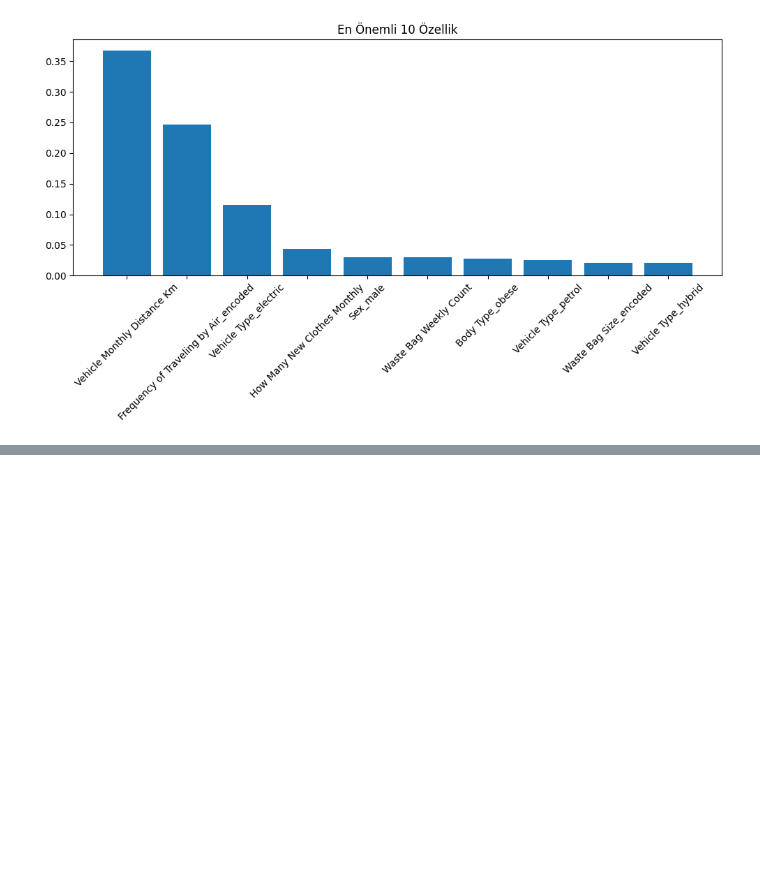
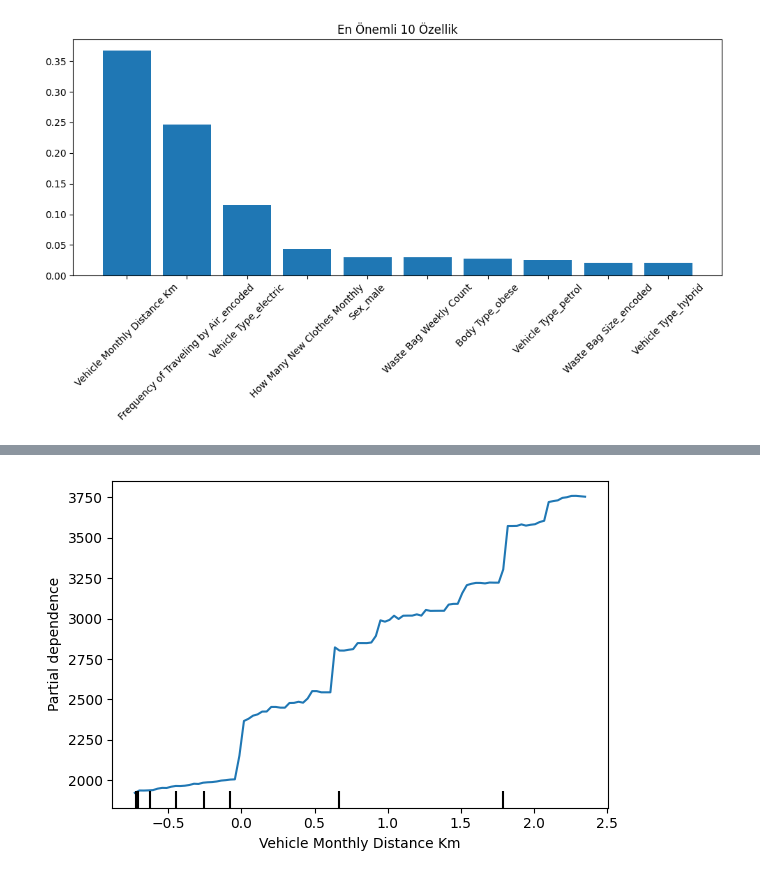
Before and after one commit to aycariko/AirRoute_Optimizer, a Jupyter notebook: carbon_emission.ipynb, the cells around one changed output, grey strips where cells are left out. Drawn from its saved outputs; the diff is of its cells as text; code cells hidden in the pictures; blank space fills up the shorter version.

```diff
--- a/carbon_emission.ipynb
+++ b/carbon_emission.ipynb
@@ -364,0 +404,9 @@ features = X_train.columns  # sütun isimleri
+# %%
+from sklearn.inspection import PartialDependenceDisplay
+
+fig, ax = plt.subplots(figsize=(6, 4))
+PartialDependenceDisplay.from_estimator(model, X_train, ['Vehicle Monthly Distance Km'], ax=ax)
+plt.tight_layout()
+plt.show()
+# %% [output]
+[figure, added]
```
Also changed, not shown: parts of 13 cells of this notebook.
